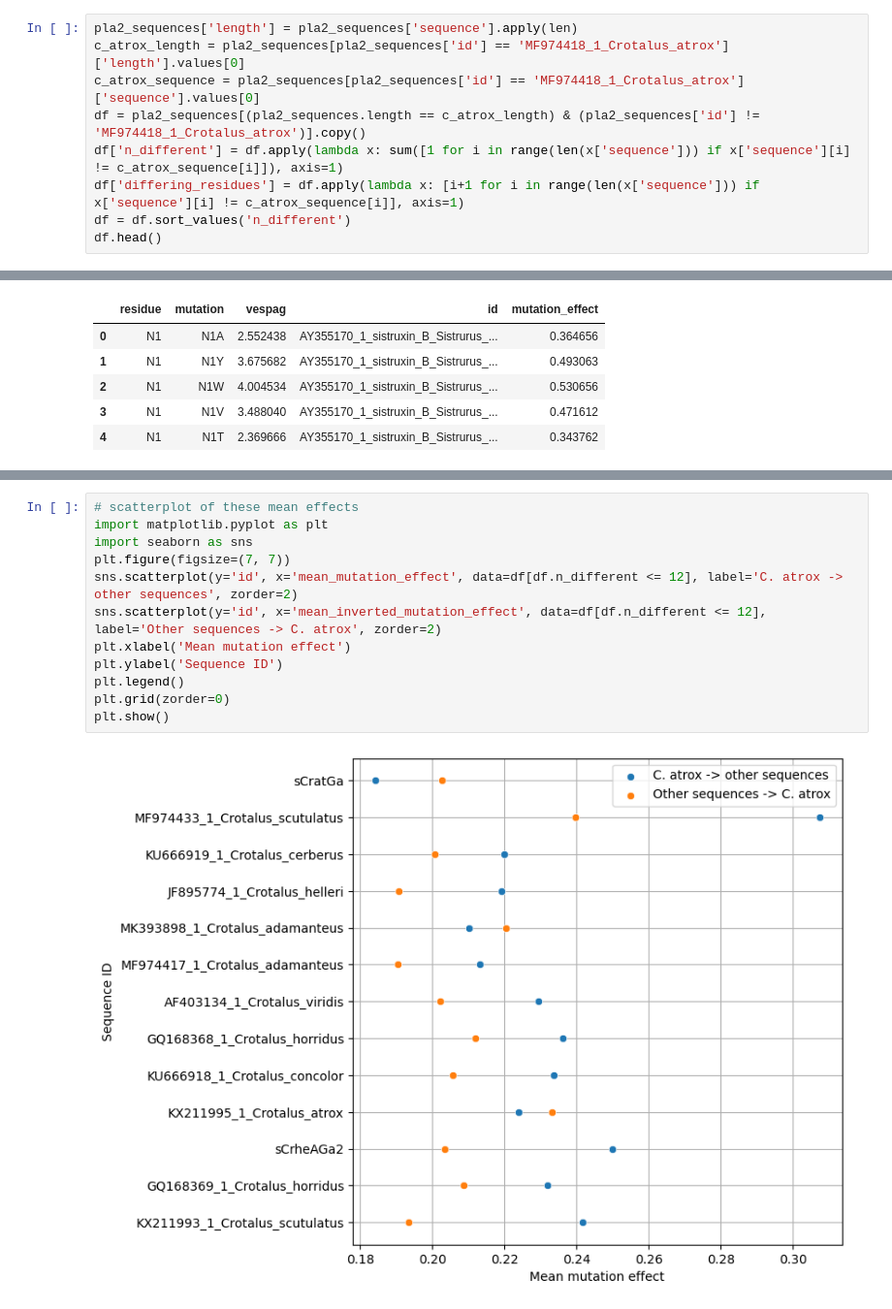
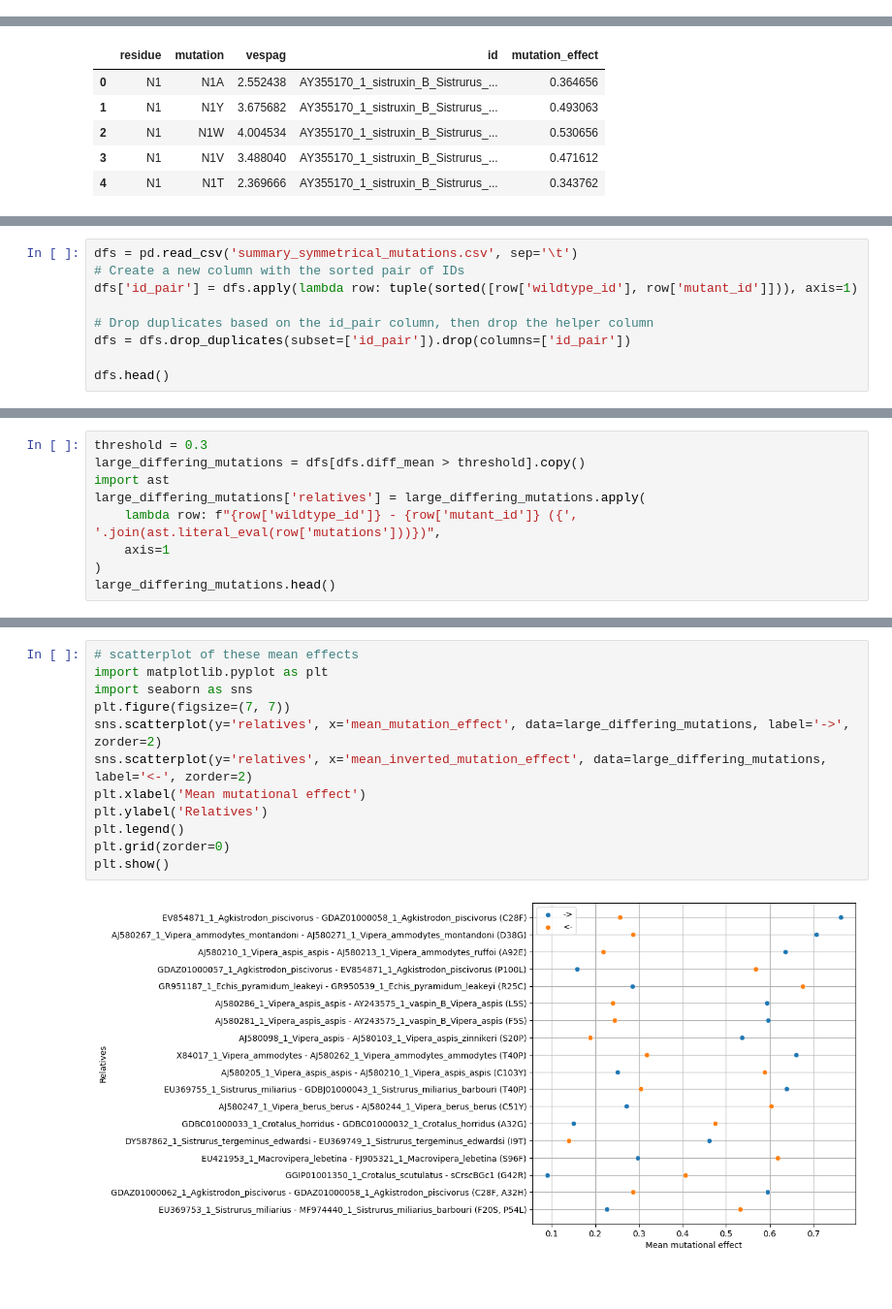
Before and after one commit to FoxHarley/VespaG, a Jupyter notebook: notebooks/symmetric_prediction.ipynb, the cells around one changed output, grey strips where cells are left out. Shown at 97% size. Cells and saved outputs as stored; diff of their text form; blank space fills up the shorter version.

```diff
--- a/notebooks/symmetric_prediction.ipynb
+++ b/notebooks/symmetric_prediction.ipynb
@@ -26,9 +26,0 @@ pla2_sequences.head()
-# %%
-pla2_sequences['length'] = pla2_sequences['sequence'].apply(len)
-c_atrox_length = pla2_sequences[pla2_sequences['id'] == 'MF974418_1_Crotalus_atrox']['length'].values[0]
-c_atrox_sequence = pla2_sequences[pla2_sequences['id'] == 'MF974418_1_Crotalus_atrox']['sequence'].values[0]
-df = pla2_sequences[(pla2_sequences.length == c_atrox_length) & (pla2_sequences['id'] != 'MF974418_1_Crotalus_atrox')].copy()
-df['n_different'] = df.apply(lambda x: sum([1 for i in range(len(x['sequence'])) if x['sequence'][i] != c_atrox_sequence[i]]), axis=1)
-df['differing_residues'] = df.apply(lambda x: [i+1 for i in range(len(x['sequence'])) if x['sequence'][i] != c_atrox_sequence[i]], axis=1)
-df = df.sort_values('n_different')
-df.head()
@@ -122,0 +144,9 @@ df[df.n_different <= 12]
+# %%
+dfs = pd.read_csv('summary_symmetrical_mutations.csv', sep='\t')
+# Create a new column with the sorted pair of IDs
+dfs['id_pair'] = dfs.apply(lambda row: tuple(sorted([row['wildtype_id'], row['mutant_id']])), axis=1)
+
+# Drop duplicates based on the id_pair column, then drop the helper column
+dfs = dfs.drop_duplicates(subset=['id_pair']).drop(columns=['id_pair'])
+
+dfs.head()
@@ -122,0 +172,9 @@ df[df.n_different <= 12]
+# %%
+threshold = 0.3
+large_differing_mutations = dfs[dfs.diff_mean > threshold].copy()
+import ast
+large_differing_mutations['relatives'] = large_differing_mutations.apply(
+    lambda row: f"{row['wildtype_id']} - {row['mutant_id']} ({', '.join(ast.literal_eval(row['mutations']))})",
+    axis=1
+)
+large_differing_mutations.head()
@@ -123,14 +188,14 @@ df[df.n_different <= 12]
 # %%
 # scatterplot of these mean effects
 import matplotlib.pyplot as plt
 import seaborn as sns
 plt.figure(figsize=(7, 7))
-sns.scatterplot(y='id', x='mean_mutation_effect', data=df[df.n_different <= 12], label='C. atrox -> other sequences', zorder=2)
-sns.scatterplot(y='id', x='mean_inverted_mutation_effect', data=df[df.n_different <= 12], label='Other sequences -> C. atrox', zorder=2)
-plt.xlabel('Mean mutation effect')
-plt.ylabel('Sequence ID')
+sns.scatterplot(y='relatives', x='mean_mutation_effect', data=large_differing_mutations, label='->', zorder=2)
+sns.scatterplot(y='relatives', x='mean_inverted_mutation_effect', data=large_differing_mutations, label='<-', zorder=2)
+plt.xlabel('Mean mutational effect')
+plt.ylabel('Relatives')
 plt.legend()
 plt.grid(zorder=0)
 plt.show()
 # %% [output]
-[figure, old version]
+[figure, new version]
```
Also changed, not shown: parts of 17 cells of this notebook, 10 other files.
